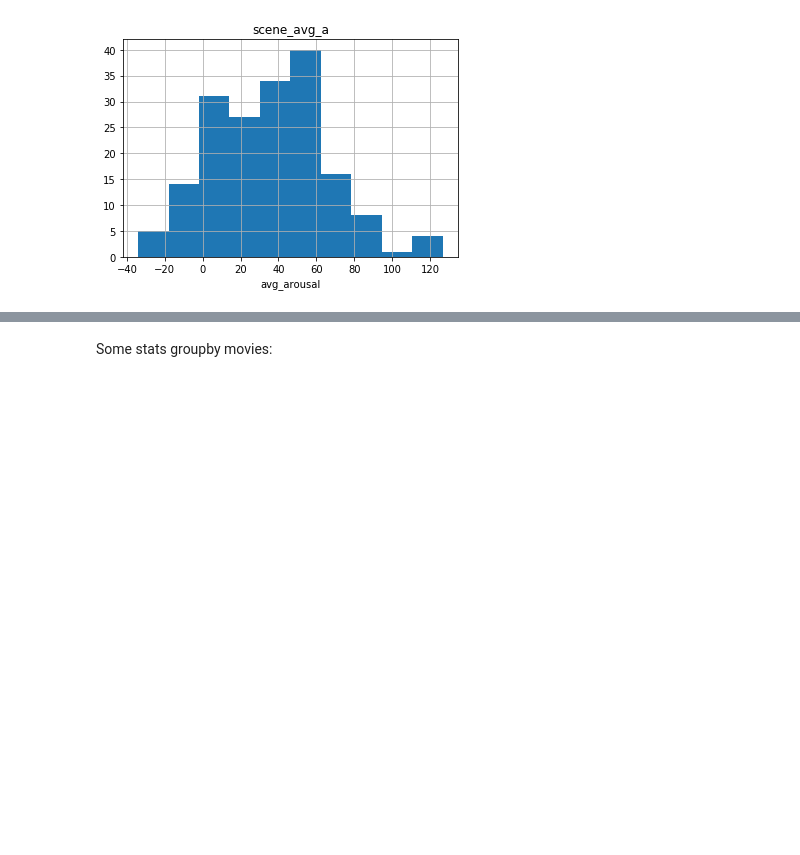
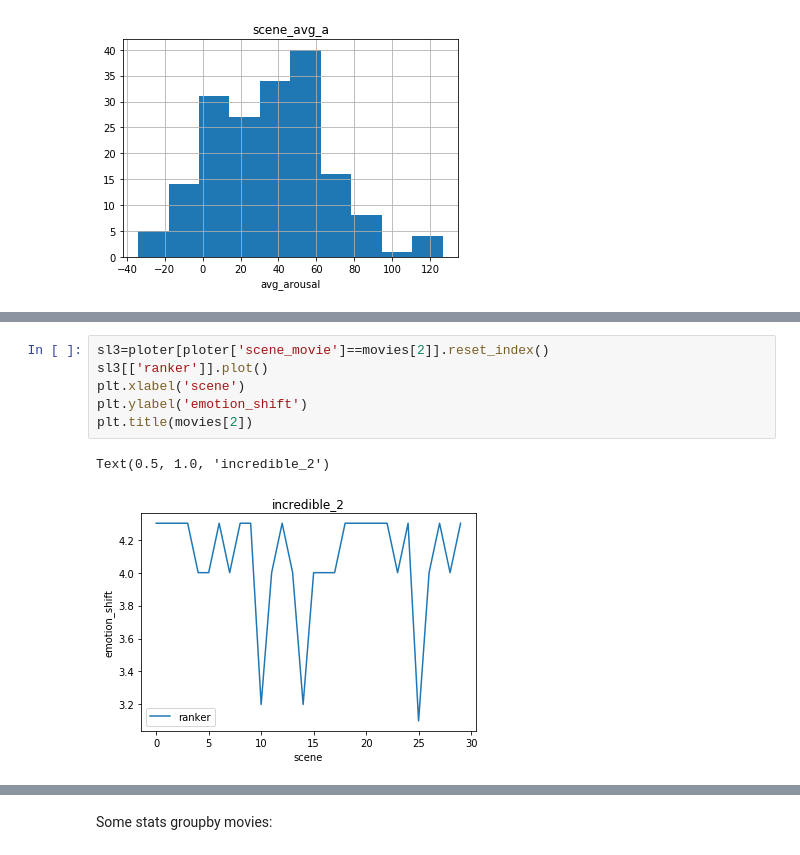
Before and after one commit to ucsd-dsc-arts/dsc160-midterm-group13, a Jupyter notebook: code/notebooks/More viz about feature.ipynb, the cells around one changed output, grey strips where cells are left out. Saved outputs shown, nothing was run; the diff lists cells and outputs as text; blank space fills up the shorter version.

```diff
--- a/code/notebooks/More viz about feature.ipynb
+++ b/code/notebooks/More viz about feature.ipynb
@@ -84,0 +129,9 @@ Text(0.5, 0, 'avg_arousal')
+# %%
+sl3=ploter[ploter['scene_movie']==movies[2]].reset_index()
+sl3[['ranker']].plot()
+plt.xlabel('scene')
+plt.ylabel('emotion_shift')
+plt.title(movies[2])
+# %% [output]
+Text(0.5, 1.0, 'incredible_2')
+[figure, added]
```
Also changed, not shown: parts of 11 cells of this notebook, 2 other files.
